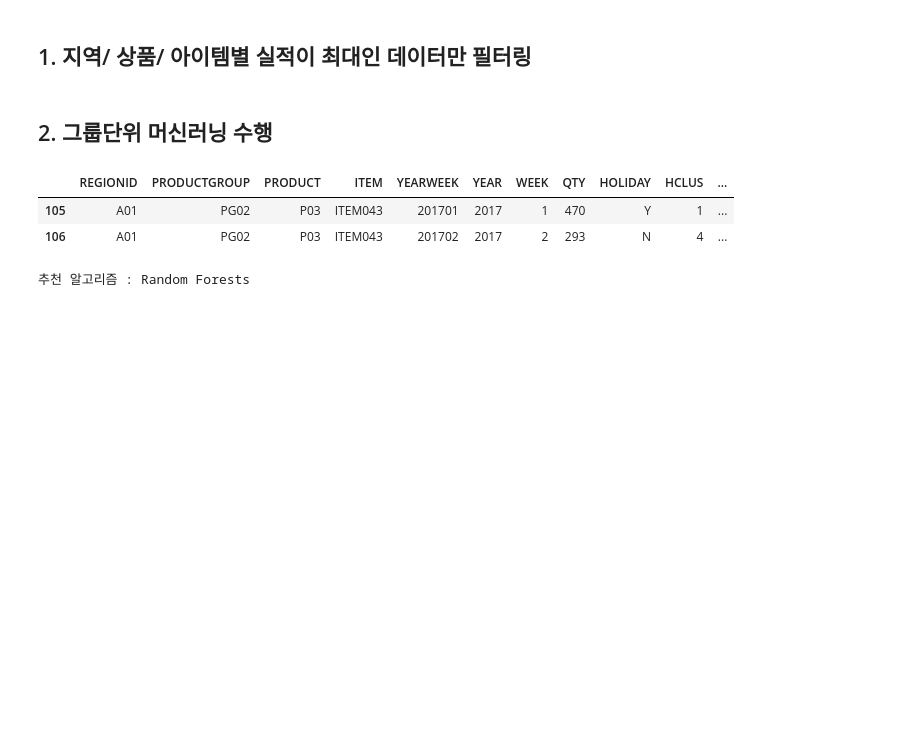
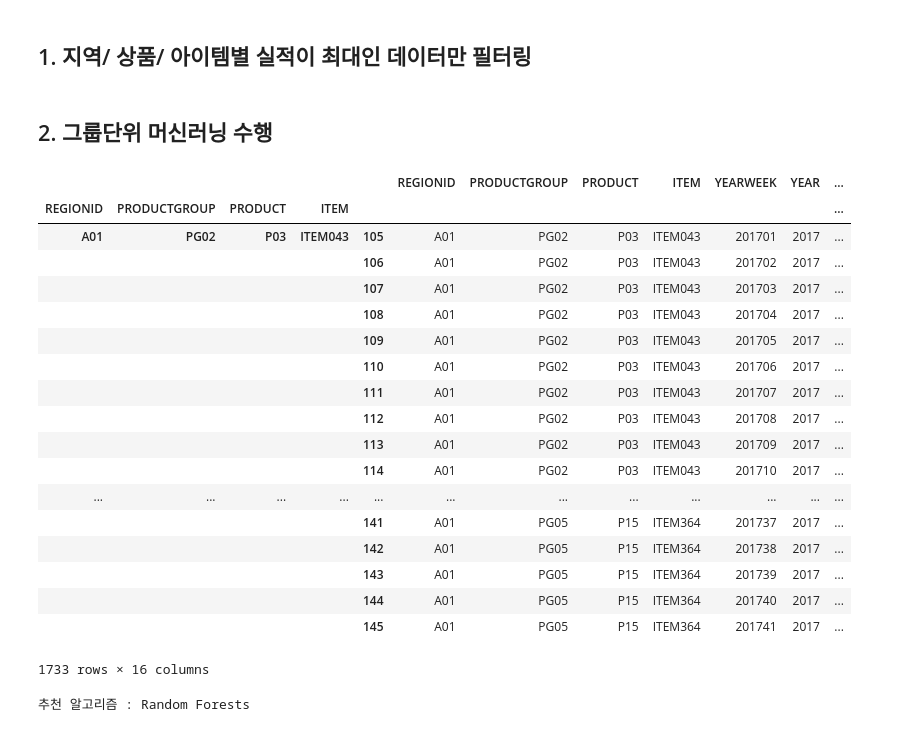
Before and after one commit to bearcho/sep3, a Jupyter notebook: 9월 4일 실습.ipynb, the cells around one changed output. Cells and saved outputs as stored; diff of their text form; code cells hidden in the pictures; blank space fills up the shorter version.

```diff
--- a/9월 4일 실습.ipynb
+++ b/9월 4일 실습.ipynb
@@ -177,12 +169,30 @@ def predict_model(onegroup):
     return testData_all
 # %%
 finalResult = cleansedData.groupby(groupKey).apply(predict_model)
+# %%
+finalResult = finalResult[(finalResult.DT_PREDICT > 0)& (finalResult.LR_PREDICT>0) & (finalResult.RF_PREDICT>0)]
 # %%
-finalResult.head(2)
+finalResult
 # %% [output]
-|  | REGIONID | PRODUCTGROUP | PRODUCT | ITEM | YEARWEEK | YEAR | WEEK | QTY | HOLIDAY | HCLUS | ... |
-| 105 | A01 | PG02 | P03 | ITEM043 | 201701 | 2017 | 1 | 470 | Y | 1 | ... |
-| 106 | A01 | PG02 | P03 | ITEM043 | 201702 | 2017 | 2 | 293 | N | 4 | ... |
+|  |  |  |  |  | REGIONID | PRODUCTGROUP | PRODUCT | ITEM | YEARWEEK | YEAR | ... |
+| REGIONID | PRODUCTGROUP | PRODUCT | ITEM |  |  |  |  |  |  |  | ... |
+| A01 | PG02 | P03 | ITEM043 | 105 | A01 | PG02 | P03 | ITEM043 | 201701 | 2017 | ... |
+|  |  |  |  | 106 | A01 | PG02 | P03 | ITEM043 | 201702 | 2017 | ... |
+|  |  |  |  | 107 | A01 | PG02 | P03 | ITEM043 | 201703 | 2017 | ... |
+|  |  |  |  | 108 | A01 | PG02 | P03 | ITEM043 | 201704 | 2017 | ... |
+|  |  |  |  | 109 | A01 | PG02 | P03 | ITEM043 | 201705 | 2017 | ... |
+|  |  |  |  | 110 | A01 | PG02 | P03 | ITEM043 | 201706 | 2017 | ... |
+|  |  |  |  | 111 | A01 | PG02 | P03 | ITEM043 | 201707 | 2017 | ... |
+|  |  |  |  | 112 | A01 | PG02 | P03 | ITEM043 | 201708 | 2017 | ... |
+|  |  |  |  | 113 | A01 | PG02 | P03 | ITEM043 | 201709 | 2017 | ... |
+|  |  |  |  | 114 | A01 | PG02 | P03 | ITEM043 | 201710 | 2017 | ... |
+| ... | ... | ... | ... | ... | ... | ... | ... | ... | ... | ... | ... |
+|  |  |  |  | 141 | A01 | PG05 | P15 | ITEM364 | 201737 | 2017 | ... |
+|  |  |  |  | 142 | A01 | PG05 | P15 | ITEM364 | 201738 | 2017 | ... |
+|  |  |  |  | 143 | A01 | PG05 | P15 | ITEM364 | 201739 | 2017 | ... |
+|  |  |  |  | 144 | A01 | PG05 | P15 | ITEM364 | 201740 | 2017 | ... |
+|  |  |  |  | 145 | A01 | PG05 | P15 | ITEM364 | 201741 | 2017 | ... |
+1733 rows × 16 columns
 # %%
 mae_dt = mean_absolute_error(finalResult["QTY"], finalResult.DT_PREDICT)
 mae_rf = mean_absolute_error(finalResult["QTY"], finalResult.LR_PREDICT)
```
Also changed, not shown: parts of 2 cells of this notebook, 3 other files.
